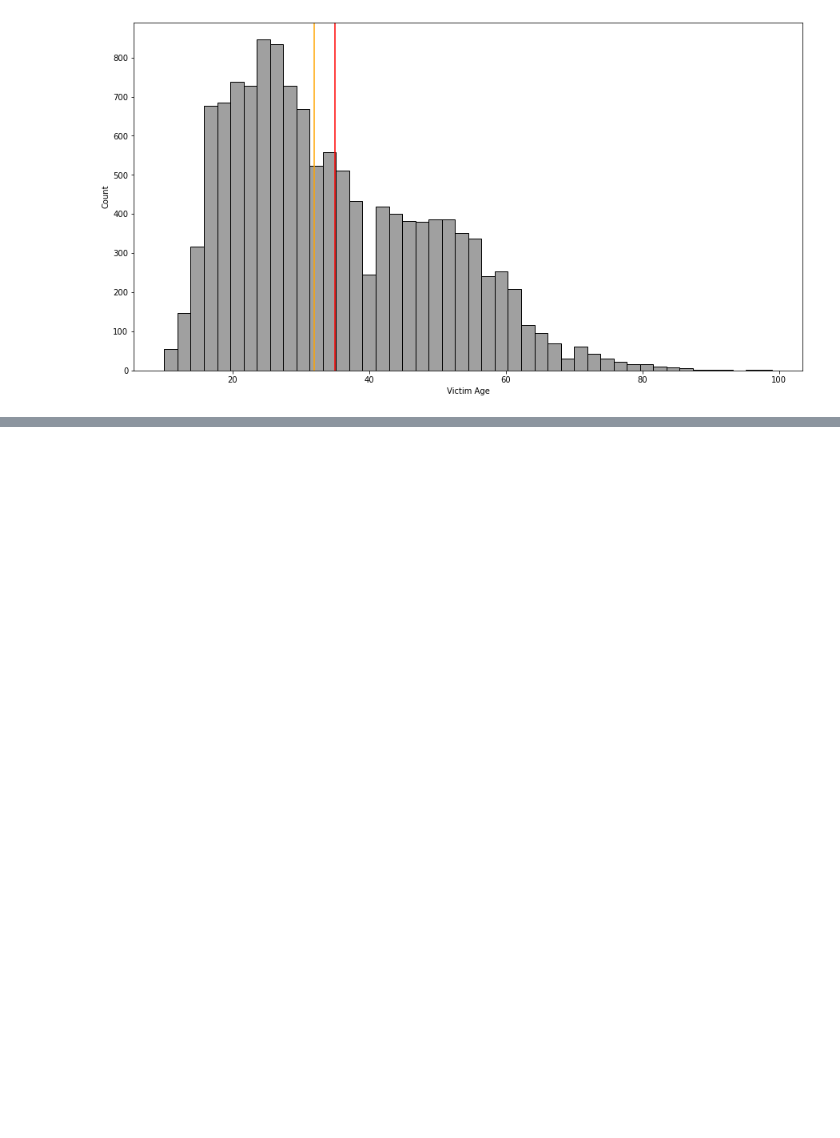
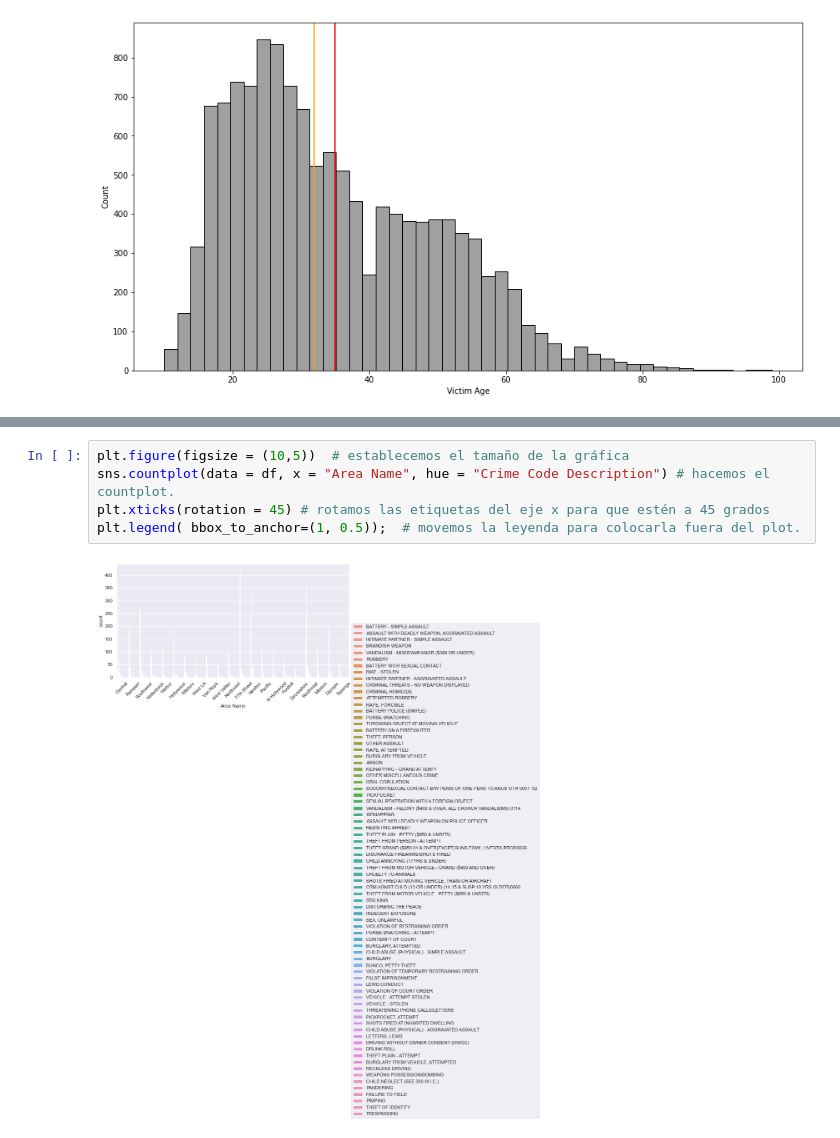
Before and after one commit to Adalab/DA-PROMO-B-MODULO1-SPRINT2-NATALIA-PAULA, a Jupyter notebook: ESTADÍSTICA/Repaso.ipynb, the cells around one changed output, grey strips where cells are left out. Drawn from its saved outputs; the diff is of its cells as text; blank space fills up the shorter version.

```diff
--- a/ESTADÍSTICA/Repaso.ipynb
+++ b/ESTADÍSTICA/Repaso.ipynb
@@ -180,0 +398,7 @@ Con los datos obtenidos arriba, podemos ver que el crímen más cometido en 2017
+# %%
+plt.figure(figsize = (10,5))  # establecemos el tamaño de la gráfica
+sns.countplot(data = df, x = "Area Name", hue = "Crime Code Description") # hacemos el countplot.
+plt.xticks(rotation = 45) # rotamos las etiquetas del eje x para que estén a 45 grados
+plt.legend( bbox_to_anchor=(1, 0.5));  # movemos la leyenda para colocarla fuera del plot.
+# %% [output]
+[figure, added]
```
Also changed, not shown: parts of 38 cells of this notebook.
